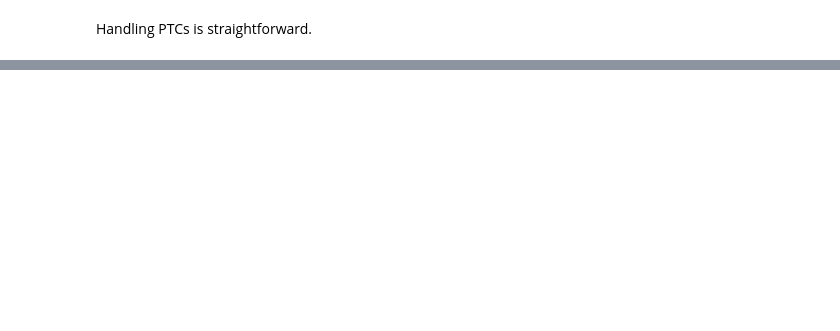
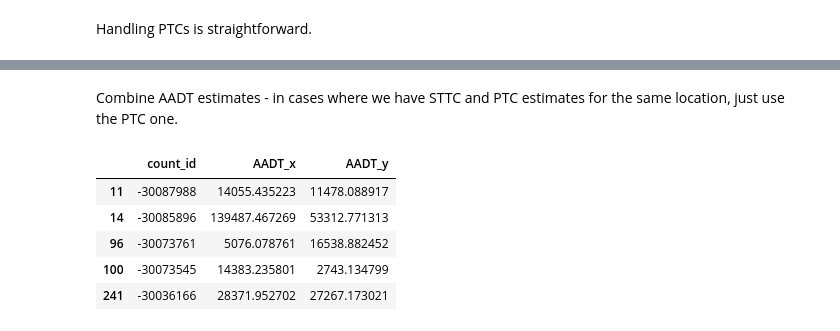
Before and after one commit to CityofToronto/bdit_traffic_prophet, a Jupyter notebook: development_notebooks/CountmatchDev3-SensibleMatcherPrototype.ipynb, the cells around one changed output, grey strips where cells are left out. Drawn from its saved outputs; the diff is of its cells as text; code cells hidden in the pictures; blank space fills up the shorter version.

```diff
--- a/development_notebooks/CountmatchDev3-SensibleMatcherPrototype.ipynb
+++ b/development_notebooks/CountmatchDev3-SensibleMatcherPrototype.ipynb
@@ -916,0 +927,20 @@ Wall time: 12.3 ms
+# %% [markdown]
+Combine AADT estimates - in cases where we have STTC and PTC estimates for the same location, just use the PTC one.
+# %%
+aadt_estimates = pd.DataFrame(
+    [(x.count_id, x.aadt_estimate) for x in rdr.sttcs.values()],
+    columns=['count_id', 'AADT']).sort_values('count_id').reset_index(drop=True)
+ptc_aadt_estimates = pd.DataFrame(
+    [(x.count_id, x.aadt_estimate) for x in rdr.ptcs.values()],
+    columns=['count_id', 'AADT']).sort_values('count_id').reset_index(drop=True)
+
+aadt_estimates = pd.merge(aadt_estimates, ptc_aadt_estimates, how='outer', on='count_id')
+# %%
+aadt_estimates.loc[aadt_estimates['AADT_y'].notnull(), :].head()
+# %% [output]
+|  | count_id | AADT_x | AADT_y |
+| 11 | -30087988 | 14055.435223 | 11478.088917 |
+| 14 | -30085896 | 139487.467269 | 53312.771313 |
+| 96 | -30073761 | 5076.078761 | 16538.882452 |
+| 100 | -30073545 | 14383.235801 | 2743.134799 |
+| 241 | -30036166 | 28371.952702 | 27267.173021 |
```
Also changed, not shown: parts of 32 cells of this notebook.
